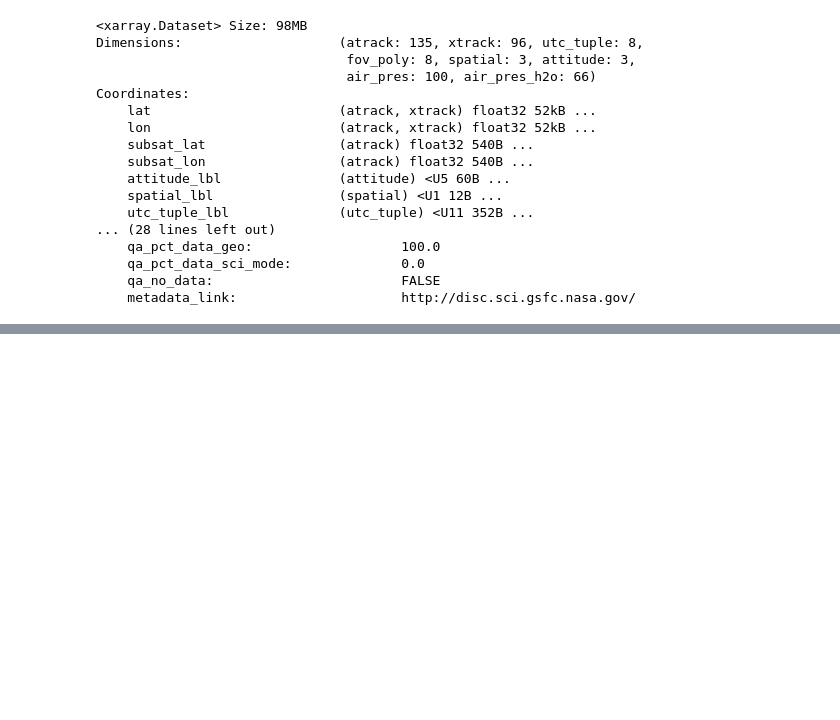
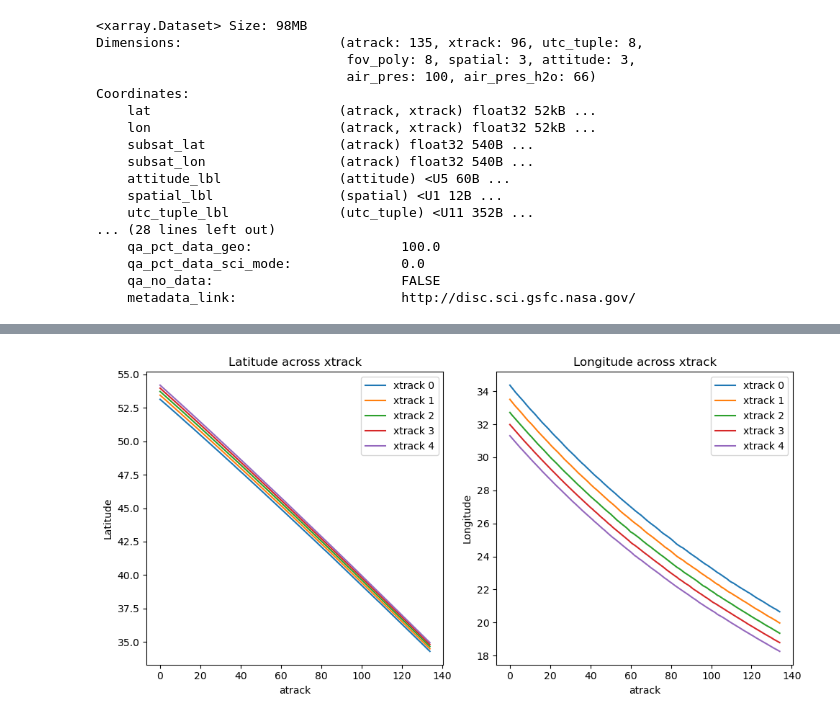
Before and after one commit to Robertogiordano/anomaly_detection_on_time_series_graph, a Jupyter notebook: NASA_analysis.ipynb, the cells around one changed output, grey strips where cells are left out. Saved outputs shown, nothing was run; the diff lists cells and outputs as text; code cells hidden in the pictures; blank space fills up the shorter version.

```diff
--- a/NASA_analysis.ipynb
+++ b/NASA_analysis.ipynb
@@ -332,0 +257,27 @@ Coordinates:
+# %%
+
+# Plot latitude and longitude for each xtrack position along atrack
+plt.figure(figsize=(10, 5))
+
+# Plot latitudes
+plt.subplot(1, 2, 1)
+plt.title("Latitude across xtrack")
+for i in range(5):  # Loop over xtrack positions
+    plt.plot(data.atrack, data.lat[:, i], label=f'xtrack {i}')
+plt.xlabel("atrack")
+plt.ylabel("Latitude")
+plt.legend()
+
+# Plot longitudes
+plt.subplot(1, 2, 2)
+plt.title("Longitude across xtrack")
+for i in range(5):  # Loop over xtrack positions
+    plt.plot(data.atrack, data.lon[:, i], label=f'xtrack {i}')
+plt.xlabel("atrack")
+plt.ylabel("Longitude")
+plt.legend()
+
+plt.tight_layout()
+plt.show()
+# %% [output]
+[figure, added]
```
Also changed, not shown: parts of 55 cells of this notebook, 4 other files.
